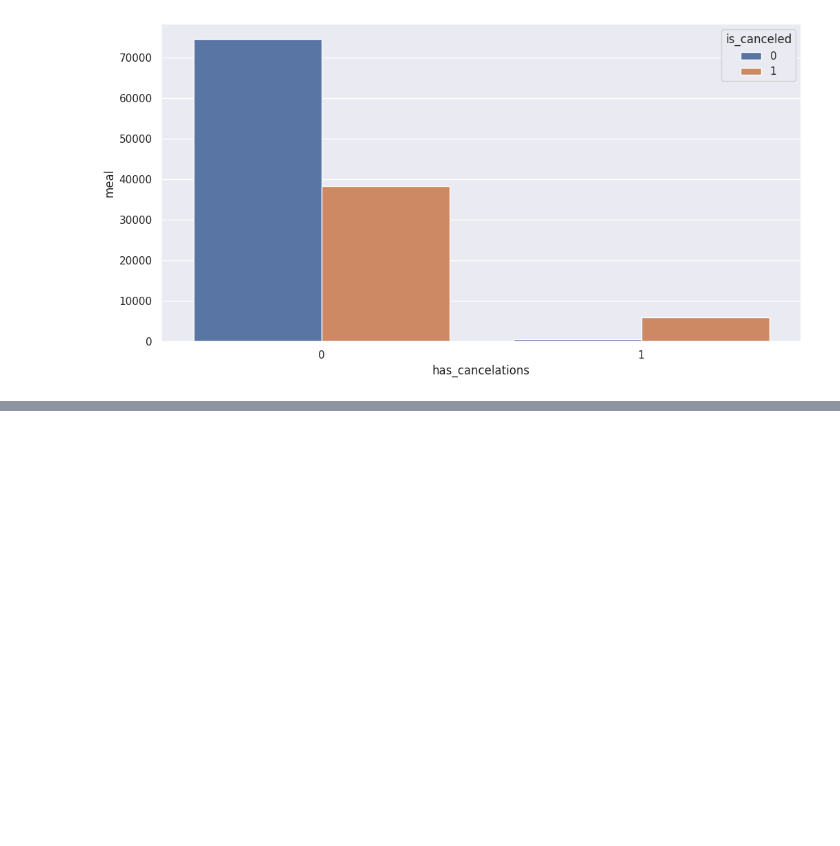
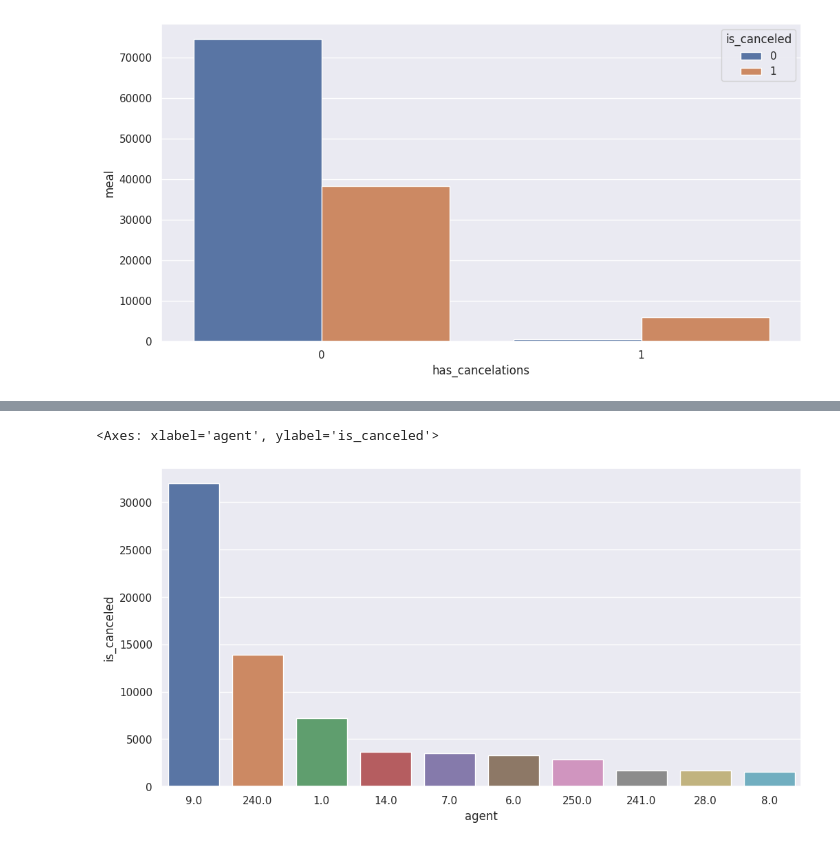
Before and after one commit to brunopiato/projeto_CDS_hotel, a Jupyter notebook: analises_preliminares.ipynb, the cells around one changed output, grey strips where cells are left out. Cells and saved outputs as stored; diff of their text form; code cells hidden in the pictures; blank space fills up the shorter version.

```diff
--- a/analises_preliminares.ipynb
+++ b/analises_preliminares.ipynb
@@ -480,0 +657,3 @@ sns.barplot(data = aux,
+# %%
+aux = raw_data[['agent', 'is_canceled']].groupby('agent').count().sort_values(by = 'is_canceled', ascending = False).reset_index().head(10)
+aux
@@ -480,0 +672,8 @@ sns.barplot(data = aux,
+# %%
+sns.barplot(data = aux,
+            x = 'agent',
+            y = 'is_canceled',
+            order = aux.sort_values(by = 'is_canceled', ascending = False).agent)
+# %% [output]
+<Axes: xlabel='agent', ylabel='is_canceled'>
+[figure, added]
```
Also changed, not shown: parts of 60 cells of this notebook.
